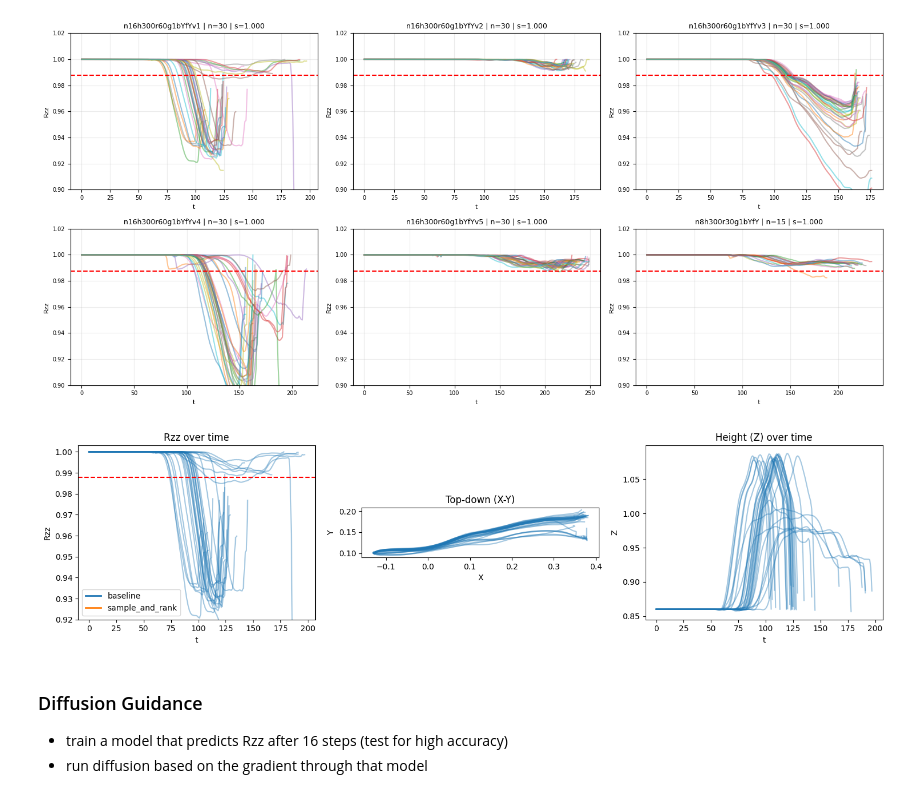
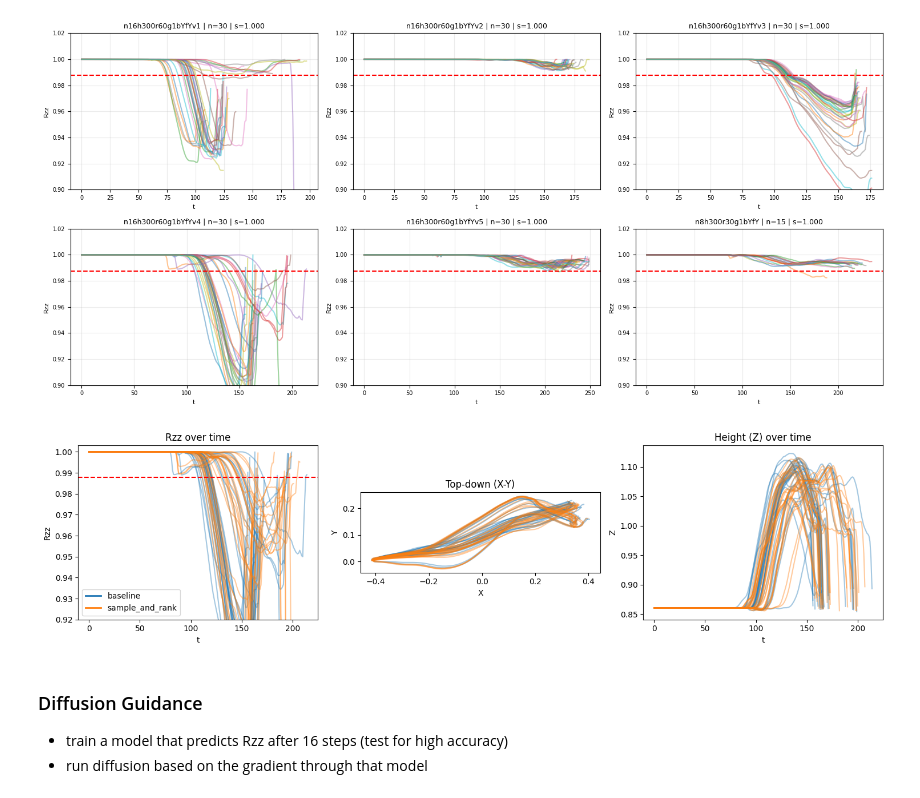
Before and after one commit to moritz-zoellner/guided-diffusion, a Jupyter notebook: experiments/analysis_can.ipynb, the cells around one changed output. Drawn from its saved outputs; the diff is of its cells as text; code cells hidden in the pictures.

```diff
--- a/experiments/analysis_can.ipynb
+++ b/experiments/analysis_can.ipynb
@@ -218,7 +218,7 @@ stats_path = Path("../outputs/can_rollouts/snr/n8h300r50g1/rollout_stats.json")
 #stats_path = Path("../outputs/can_rollouts/snr/n8h300r40g1bYv2/rollout_stats.json")
 # stats_path = Path("../outputs/can_rollouts/snr/n16h300r30g1bYv2/rollout_stats.json")
 stats_path = Path("../outputs/can_rollouts/snr/n16h300r60g1bYfYv4/rollout_stats.json")
-stats_path = Path("../outputs/can_rollouts/snr/n16h300r60g1bYfYv1/rollout_stats.json")
+# stats_path = Path("../outputs/can_rollouts/snr/n16h300r60g1bYfYv1/rollout_stats.json")
 
 thrsh = 9
 with stats_path.open() as f:
@@ -336,8 +336,8 @@ colors = {
 fig, axes = plt.subplots(1, 3, figsize=(15, 4))
 
 for mode, stats_subset in grouped.items():
-    if mode != "baseline":
-        continue
+    # if mode != "baseline":
+    #     continue
 
     rzz, _, _, _, _, pos = get_metrics(
         stats_subset,
@@ -359,34 +359,34 @@ for mode, stats_subset in grouped.items():
     # ---- 3) Z ----
     if pos is not None:
         for i in range(pos.shape[0]):
             axes[2].plot(pos[i,:,2], alpha=0.4, color=color)
 
 axes[0].axhline(thr, linestyle='--', color='red')
 axes[0].set_title("Rzz over time")
 axes[0].set_xlabel("t")
 axes[0].set_ylabel("Rzz")
 axes[0].set_ylim([0.92,1.003])
 
 axes[1].set_title("Top-down (X-Y)")
 axes[1].set_xlabel("X")
 axes[1].set_ylabel("Y")
 axes[1].set_aspect('equal')
 
 axes[2].set_title("Height (Z) over time")
 axes[2].set_xlabel("t")
 axes[2].set_ylabel("Z")
 
 # legend
 handles = [
     plt.Line2D([0], [0], color=colors[m], lw=2, label=m)
     for m in grouped.keys()
 ]
 axes[0].legend(handles=handles)
 
 plt.tight_layout()
 plt.show()
 # %% [output]
-[figure, old version]
+[figure, new version]
 # %% [markdown]
 ### Diffusion Guidance
 - train a model that predicts Rzz after 16 steps (test for high accuracy)
```
Also changed, not shown: parts of 1 cell of this notebook, 1 other file.
